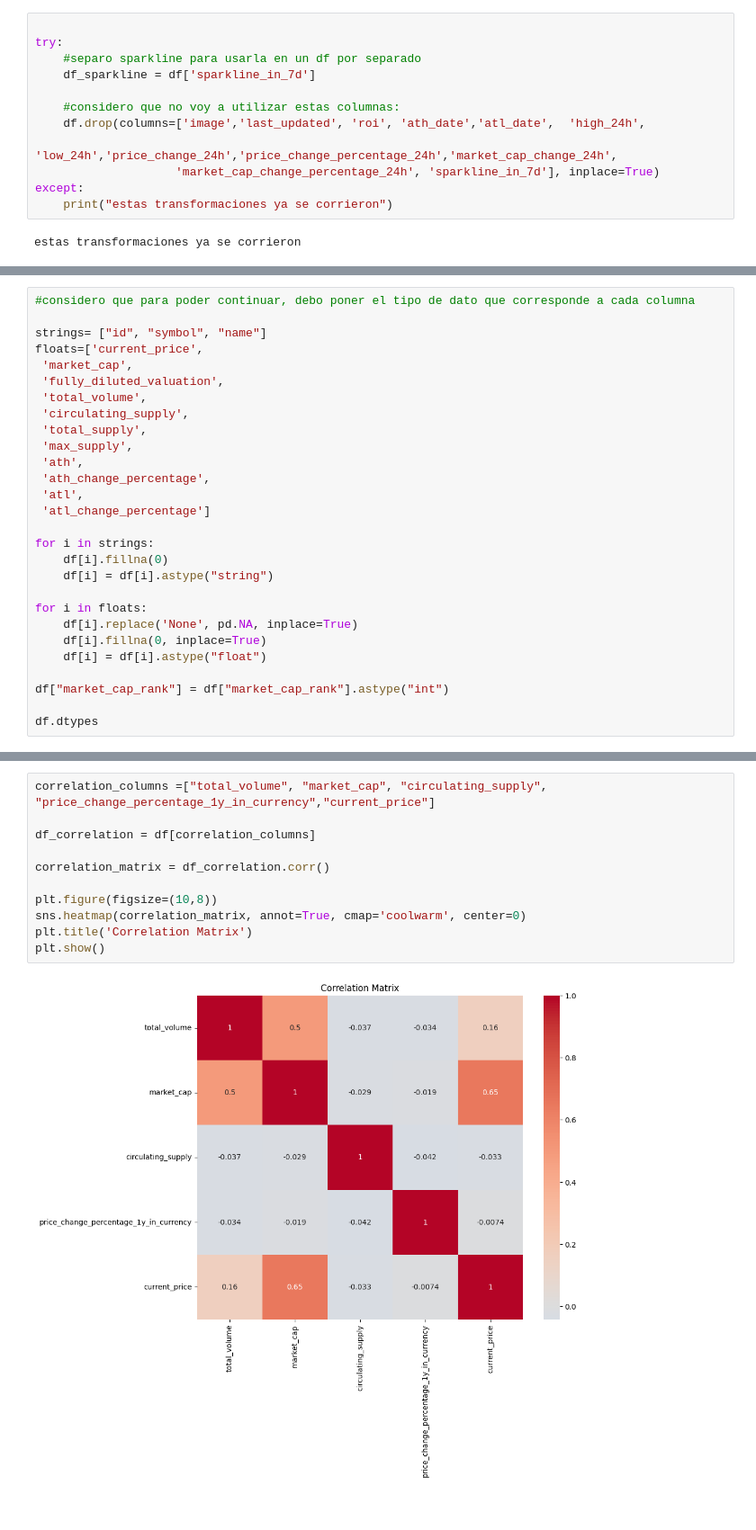
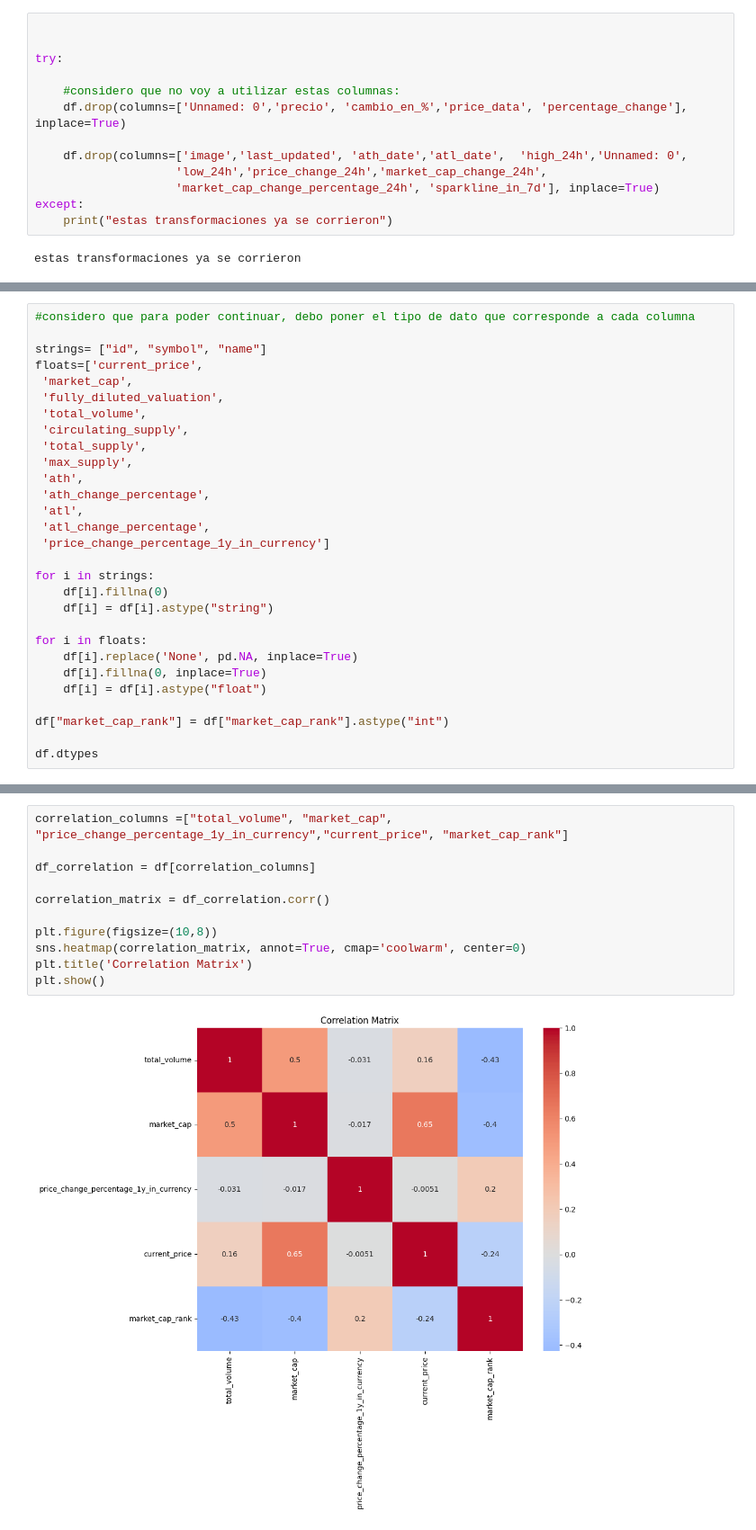
Before and after one commit to Naitais/crypto_dashboard_project, a Jupyter notebook: EDA.ipynb, the cells around one changed output, grey strips where cells are left out. Shown: that part at 90% size. Drawn from its saved outputs; the diff is of its cells as text.

Commit message:
Casi termino la conclusión del EDA me resta termianr de armar una KPI. Quiero utilizar daily price changes pero no estoy seguro de como hacerlo

```diff
--- a/EDA.ipynb
+++ b/EDA.ipynb
@@ -99,13 +101,14 @@ La gran mayoría de variables son continuas ya que se trata de dinero o cryptos
 Cabe recalcar la importancia de la variable ordinal "market_cap_rank" ya que juega un papel muy importante en el mundo de las cryptos aquellas rankeadas en lo alto. Esto se debe a que ganan mayor fama y reconocimiento. Esta fama es incluso mayor si se trata de una crypto que logra mantenerse durante largos periodos de tiempo (años) en dicho ranking. Por ejemplo bitcoin, ethereum, usdt, etc.
 # %%
 
+
 try:
-    #separo sparkline para usarla en un df por separado
-    df_sparkline = df['sparkline_in_7d']
 
     #considero que no voy a utilizar estas columnas:
-    df.drop(columns=['image','last_updated', 'roi', 'ath_date','atl_date',  'high_24h',
-                    'low_24h','price_change_24h','price_change_percentage_24h','market_cap_change_24h',
+    df.drop(columns=['Unnamed: 0','precio', 'cambio_en_%','price_data', 'percentage_change'], inplace=True)
+
+    df.drop(columns=['image','last_updated', 'ath_date','atl_date',  'high_24h','Unnamed: 0',
+                    'low_24h','price_change_24h','market_cap_change_24h',
                     'market_cap_change_percentage_24h', 'sparkline_in_7d'], inplace=True)
 except:
     print("estas transformaciones ya se corrieron")
@@ -164,7 +165,8 @@ floats=['current_price',
  'ath',
  'ath_change_percentage',
  'atl',
- 'atl_change_percentage']
+ 'atl_change_percentage',
+ 'price_change_percentage_1y_in_currency']
 
 for i in strings:
     df[i].fillna(0)
@@ -253,16 +269,16 @@ Este gráfico es muy interesante porque resalta la criptomoneda "Kaspa" la cual
 # %%
-correlation_columns =["total_volume", "market_cap", "circulating_supply", "price_change_percentage_1y_in_currency","current_price"]
+correlation_columns =["total_volume", "market_cap", "price_change_percentage_1y_in_currency","current_price", "market_cap_rank"]
 
 df_correlation = df[correlation_columns]
 
 correlation_matrix = df_correlation.corr()
 
 plt.figure(figsize=(10,8))
 sns.heatmap(correlation_matrix, annot=True, cmap='coolwarm', center=0)
 plt.title('Correlation Matrix')
 plt.show()
 # %% [output]
-[figure, old version]
+[figure, new version]
 # %% [markdown]
 # Análisis de la matrix de correlación
 
```
Also changed, not shown: parts of 17 cells of this notebook.
